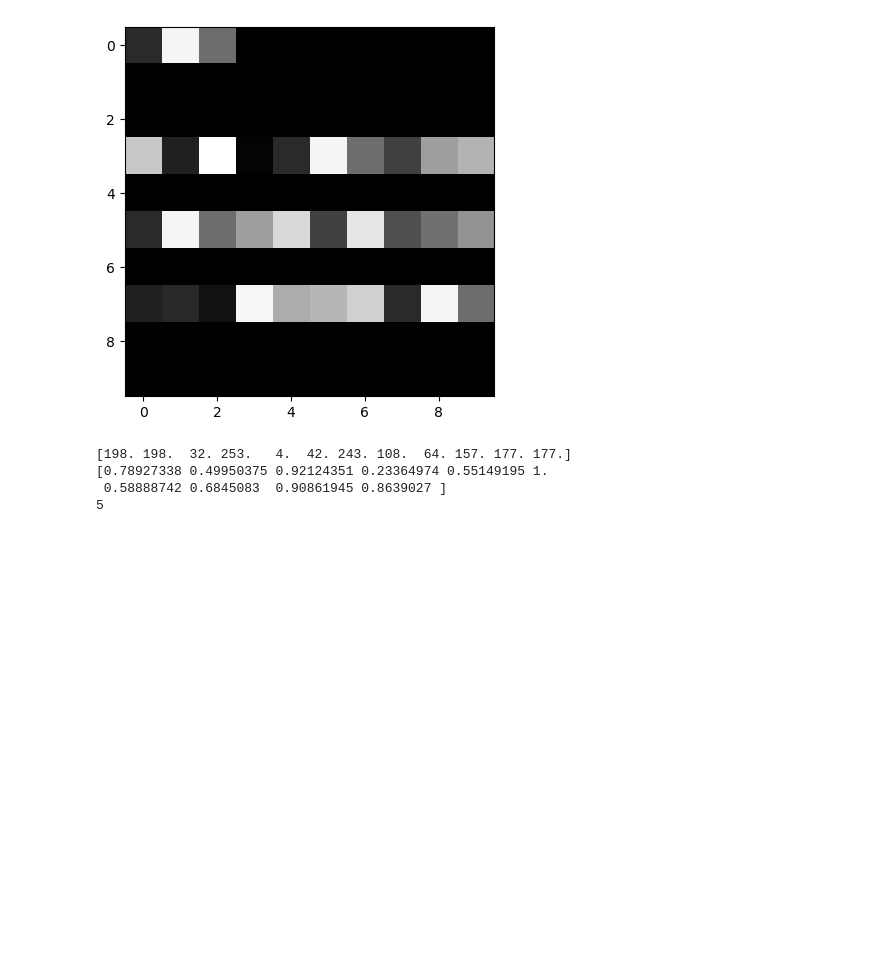
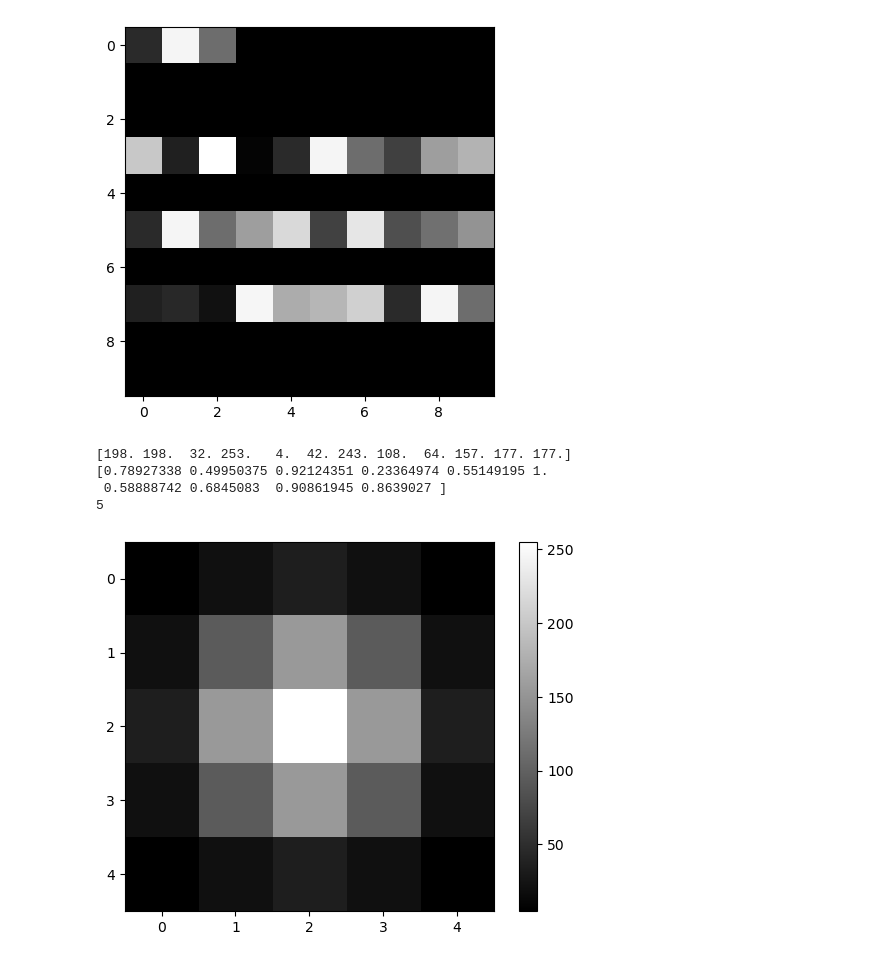
Before and after one commit to indranil-sscu/image-processing, a Jupyter notebook: correlation/understanding_correlation.ipynb, the cells around one changed output. Cells and saved outputs as stored; diff of their text form; code cells hidden in the pictures; blank space fills up the shorter version.

```diff
--- a/correlation/understanding_correlation.ipynb
+++ b/correlation/understanding_correlation.ipynb
@@ -113,3 +113,26 @@ print(np.argmax(corr_arr))
 [0.78927338 0.49950375 0.92124351 0.23364974 0.55149195 1.
  0.58888742 0.6845083  0.90861945 0.8639027 ]
 5
+# %%
+def gaussian_kernel(size: int, sigma: float) -> np.ndarray:
+
+    kernel = np.fromfunction(
+        lambda x, y: (1 / (2 * np.pi * sigma ** 2)) *
+                    np.exp(-((x - (size - 1) / 2) ** 2 + (y - (size - 1) / 2) ** 2) / (2 * sigma ** 2)),
+        (size, size)
+    )
+    return kernel / np.sum(kernel)
+
+size = 5
+sigma = 1.0
+
+gaussian_kernel_5x5 = gaussian_kernel(size, sigma)
+
+gaussian_kernel_5x5 = (gaussian_kernel_5x5 / np.max(gaussian_kernel_5x5)) * 255
+
+plt.figure()
+plt.imshow(gaussian_kernel_5x5, cmap='grey')
+plt.colorbar()
+plt.show()
+# %% [output]
+[figure, added]
```
Also changed, not shown: parts of 3 cells of this notebook.
